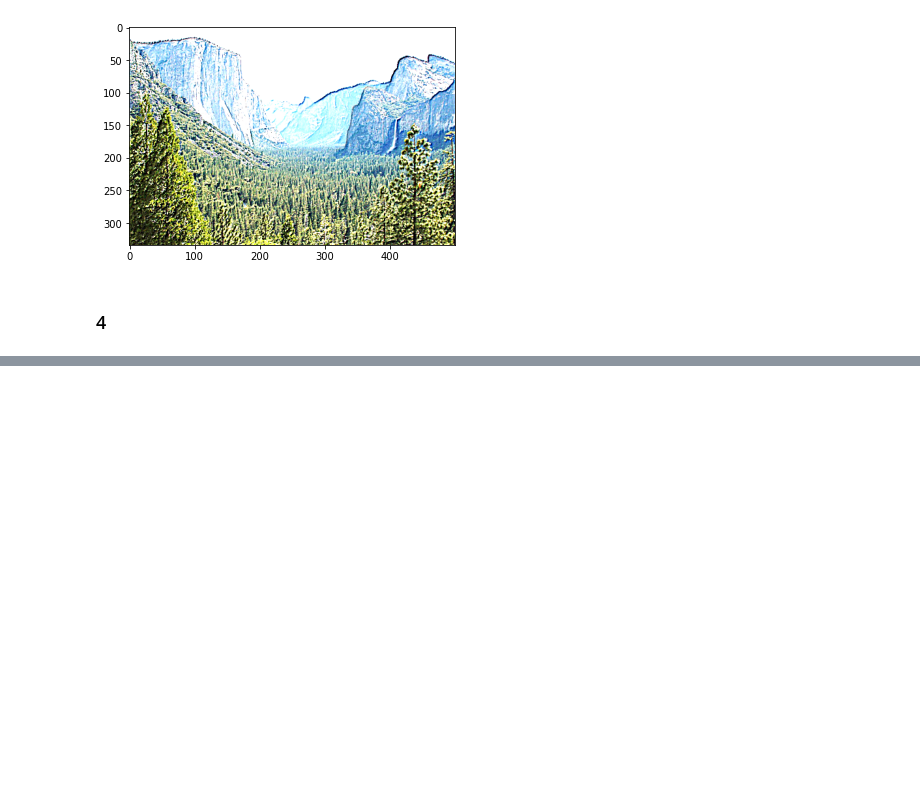
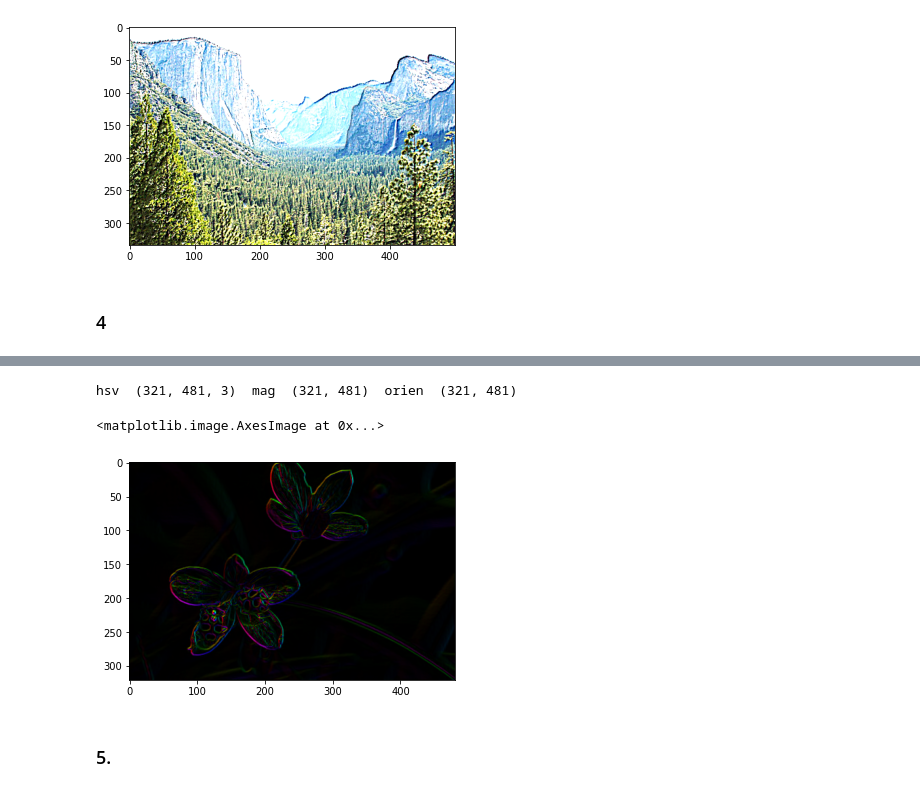
Before and after one commit to XiaoBaoBao719/Computer_Vision_Projects, a Jupyter notebook: Assignment_1/Assignment_1.ipynb, the cells around one changed output, grey strips where cells are left out. Cells and saved outputs as stored; diff of their text form; code cells hidden in the pictures; blank space fills up the shorter version.

Commit message:
bilateral

```diff
--- a/Assignment_1/Assignment_1.ipynb
+++ b/Assignment_1/Assignment_1.ipynb
@@ -706,0 +737,43 @@ True
+# %%
+import cv2 as cv
+import numpy as np
+
+
+im = cv.imread(os.getcwd() + '/hw1_data/LadyBug.jpg', -1)
+im_gray = cv.cvtColor(im, cv.COLOR_BGR2GRAY)
+k = 5
+gray_blur = cv.bilateralFilter(im_gray, k, k * 2, k / 2) # To perserve edges
+
+# 3x3 sobel filters for edge detection
+sobel_x = np.array([[ -1, 0, 1],
+                    [ -2, 0, 2],
+                    [ -1, 0, 1]])
+sobel_y = np.array([[ -1, -2, -1],
+                    [  0,  0,  0],
+                    [  1,  2,  1]])
+
+# Filter the blurred grayscale images using filter2D
+filtered_blurred_x = cv.filter2D(gray_blur, cv.CV_32F, sobel_x)
+filtered_blurred_y = cv.filter2D(gray_blur, cv.CV_32F, sobel_y)
+
+mag = cv.magnitude(filtered_blurred_x, filtered_blurred_y)
+orien = cv.phase(filtered_blurred_x, filtered_blurred_y, angleInDegrees=True)
+
+orien = orien / 2. # Go from 0:360 to 0:180
+hsv = np.zeros_like(im)
+
+print("hsv ", hsv.shape, " mag ", mag.shape, " orien ", orien.shape)
+
+hsv[..., 0] = orien # H (in OpenCV between 0:180)
+hsv[..., 1] = 255 # S
+hsv[..., 2] = cv.normalize(mag, None, 0, 255, cv.NORM_MINMAX) # V 0:255
+
+bgr = cv.cvtColor(hsv, cv.COLOR_HSV2BGR)
+# cv.imshow("Color coded edges", bgr)
+plt.imshow(cv.cvtColor(bgr, cv.COLOR_RGB2BGR))
+# %% [output]
+hsv  (321, 481, 3)  mag  (321, 481)  orien  (321, 481)
+<matplotlib.image.AxesImage at 0x...>
+[figure, added]
+# %% [markdown]
+### 5.
```
Also changed, not shown: parts of 9 cells of this notebook, 9 other files.
